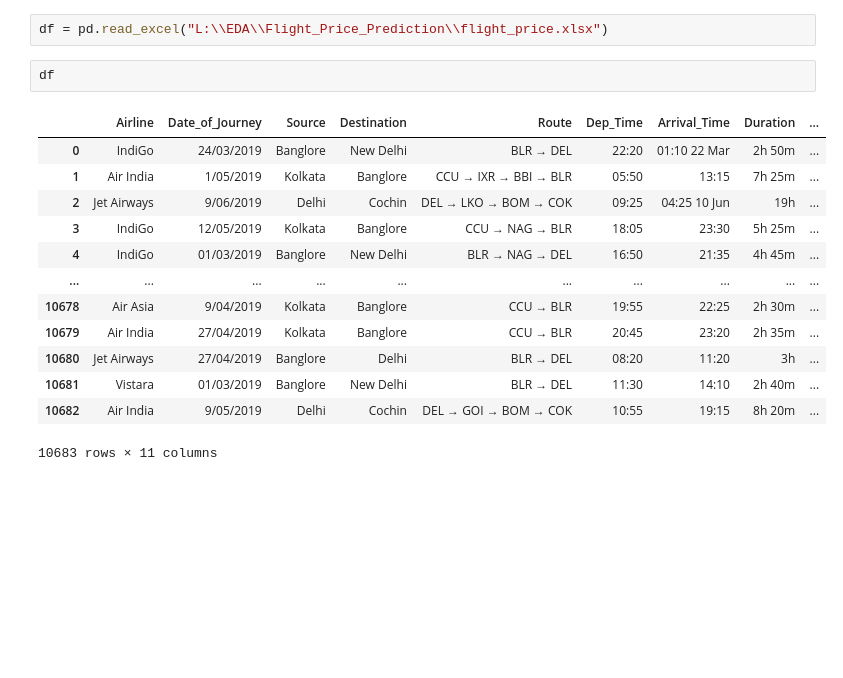
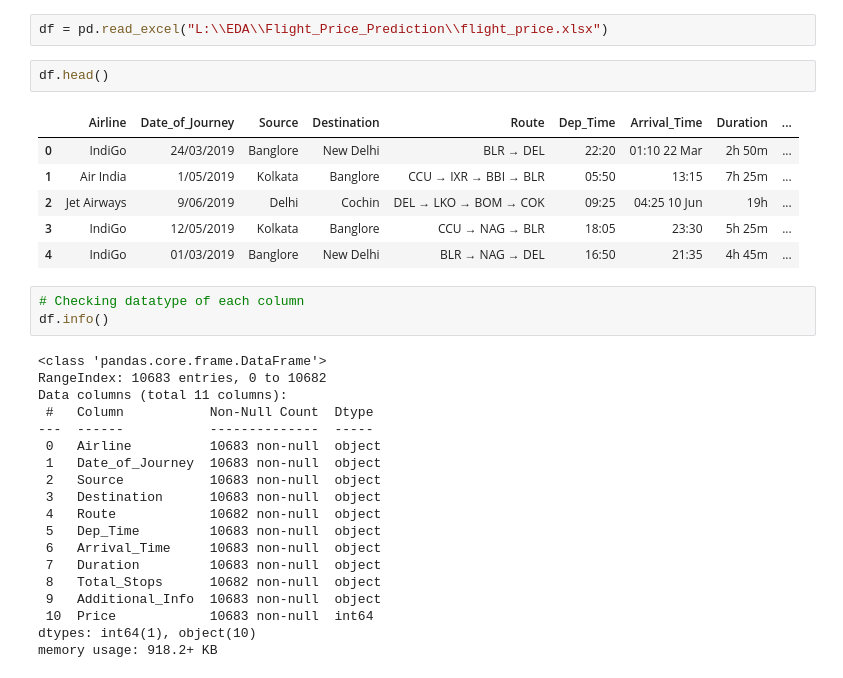
Before and after one commit to athulsunny/Flight_Price_Prediction, a Jupyter notebook: notebooks/EDA.ipynb, the cells around one changed output. Cells and saved outputs as stored; diff of their text form; blank space fills up the shorter version.

```diff
--- a/notebooks/EDA.ipynb
+++ b/notebooks/EDA.ipynb
@@ -8,18 +8,33 @@ import seaborn as sns
 # %%
 df = pd.read_excel("L:\\EDA\\Flight_Price_Prediction\\flight_price.xlsx")
 # %%
-df
+df.head()
 # %% [output]
 |  | Airline | Date_of_Journey | Source | Destination | Route | Dep_Time | Arrival_Time | Duration | ... |
 | 0 | IndiGo | 24/03/2019 | Banglore | New Delhi | BLR → DEL | 22:20 | 01:10 22 Mar | 2h 50m | ... |
 | 1 | Air India | 1/05/2019 | Kolkata | Banglore | CCU → IXR → BBI → BLR | 05:50 | 13:15 | 7h 25m | ... |
 | 2 | Jet Airways | 9/06/2019 | Delhi | Cochin | DEL → LKO → BOM → COK | 09:25 | 04:25 10 Jun | 19h | ... |
 | 3 | IndiGo | 12/05/2019 | Kolkata | Banglore | CCU → NAG → BLR | 18:05 | 23:30 | 5h 25m | ... |
 | 4 | IndiGo | 01/03/2019 | Banglore | New Delhi | BLR → NAG → DEL | 16:50 | 21:35 | 4h 45m | ... |
-| ... | ... | ... | ... | ... | ... | ... | ... | ... | ... |
-| 10678 | Air Asia | 9/04/2019 | Kolkata | Banglore | CCU → BLR | 19:55 | 22:25 | 2h 30m | ... |
-| 10679 | Air India | 27/04/2019 | Kolkata | Banglore | CCU → BLR | 20:45 | 23:20 | 2h 35m | ... |
-| 10680 | Jet Airways | 27/04/2019 | Banglore | Delhi | BLR → DEL | 08:20 | 11:20 | 3h | ... |
-| 10681 | Vistara | 01/03/2019 | Banglore | New Delhi | BLR → DEL | 11:30 | 14:10 | 2h 40m | ... |
-| 10682 | Air India | 9/05/2019 | Delhi | Cochin | DEL → GOI → BOM → COK | 10:55 | 19:15 | 8h 20m | ... |
-10683 rows × 11 columns
+# %%
+# Checking datatype of each column
+df.info()
+# %% [output]
+<class 'pandas.core.frame.DataFrame'>
+RangeIndex: 10683 entries, 0 to 10682
+Data columns (total 11 columns):
+ #   Column           Non-Null Count  Dtype
+---  ------           --------------  -----
+ 0   Airline          10683 non-null  object
+ 1   Date_of_Journey  10683 non-null  object
+ 2   Source           10683 non-null  object
+ 3   Destination      10683 non-null  object
+ 4   Route            10682 non-null  object
+ 5   Dep_Time         10683 non-null  object
+ 6   Arrival_Time     10683 non-null  object
+ 7   Duration         10683 non-null  object
+ 8   Total_Stops      10682 non-null  object
+ 9   Additional_Info  10683 non-null  object
+ 10  Price            10683 non-null  int64
+dtypes: int64(1), object(10)
+memory usage: 918.2+ KB
```
Also changed, not shown: parts of 32 cells of this notebook.
